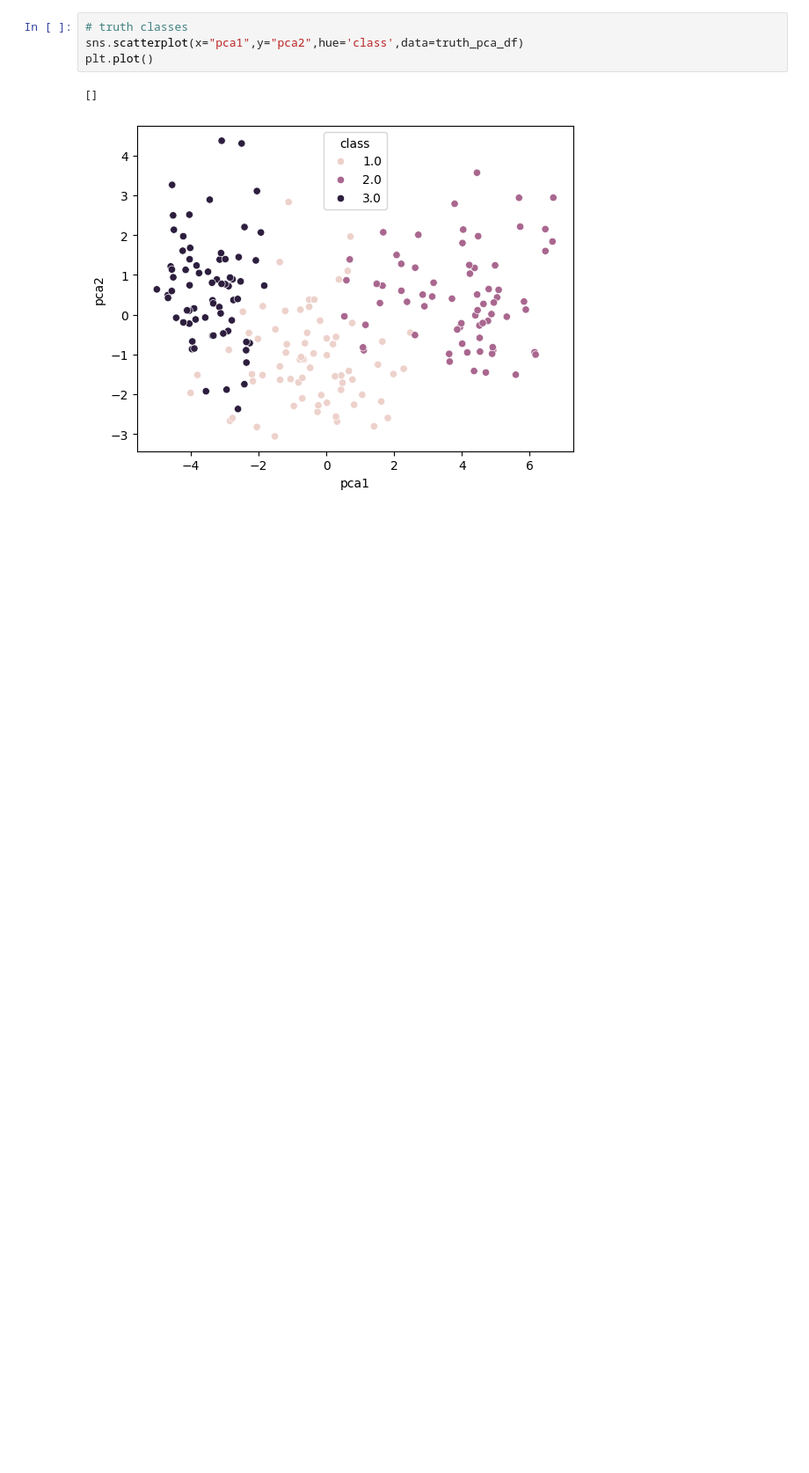
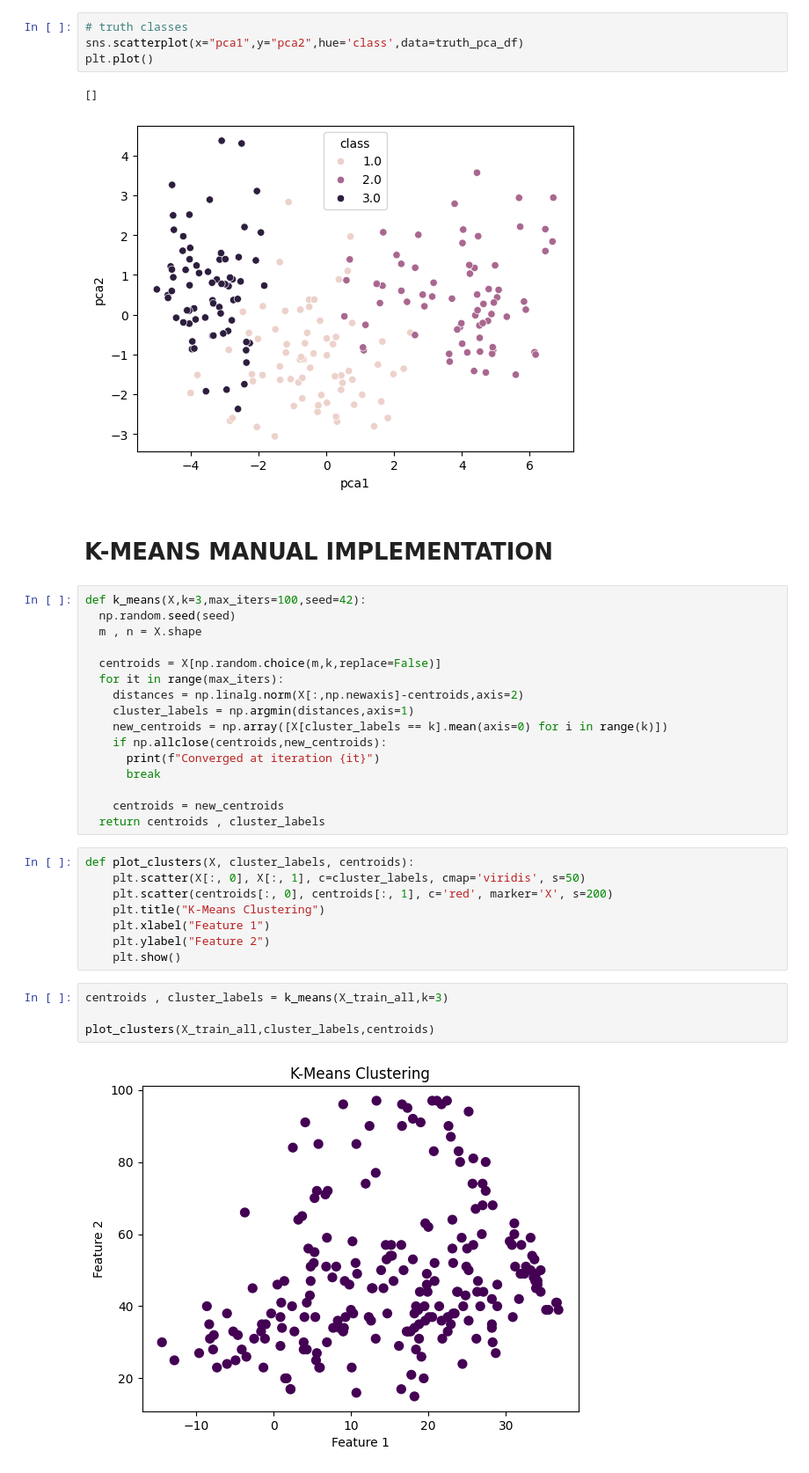
Before and after one commit to PalakAggarwal13/MachineLearning, a Jupyter notebook: MAGIC.ipynb, the cells around one changed output. Shown at 88% size. Saved outputs shown, nothing was run; the diff lists cells and outputs as text; blank space fills up the shorter version.

Commit message:
K-MEANS MANUAL IMPLEMENTATION

```diff
--- a/MAGIC.ipynb
+++ b/MAGIC.ipynb
@@ -825,3 +825,35 @@ plt.plot()
 # %% [output]
 []
 [figure]
+# %% [markdown]
+# **K-MEANS MANUAL IMPLEMENTATION**
+# %%
+def k_means(X,k=3,max_iters=100,seed=42):
+  np.random.seed(seed)
+  m , n = X.shape
+
+  centroids = X[np.random.choice(m,k,replace=False)]
+  for it in range(max_iters):
+    distances = np.linalg.norm(X[:,np.newaxis]-centroids,axis=2)
+    cluster_labels = np.argmin(distances,axis=1)
+    new_centroids = np.array([X[cluster_labels == k].mean(axis=0) for i in range(k)])
+    if np.allclose(centroids,new_centroids):
+      print(f"Converged at iteration {it}")
+      break
+
+    centroids = new_centroids
+  return centroids , cluster_labels
+# %%
+def plot_clusters(X, cluster_labels, centroids):
+    plt.scatter(X[:, 0], X[:, 1], c=cluster_labels, cmap='viridis', s=50)
+    plt.scatter(centroids[:, 0], centroids[:, 1], c='red', marker='X', s=200)
+    plt.title("K-Means Clustering")
+    plt.xlabel("Feature 1")
+    plt.ylabel("Feature 2")
+    plt.show()
+# %%
+centroids , cluster_labels = k_means(X_train_all,k=3)
+
+plot_clusters(X_train_all,cluster_labels,centroids)
+# %% [output]
+[figure, added]
```
